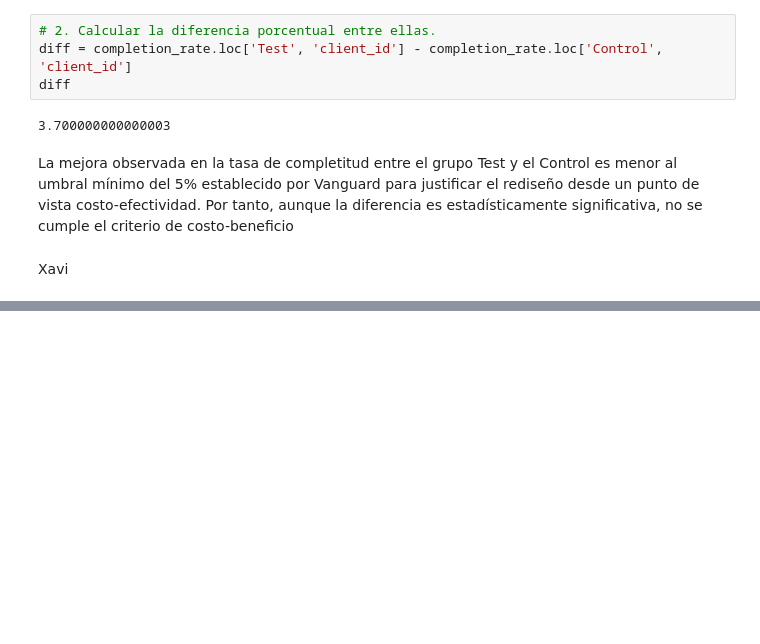
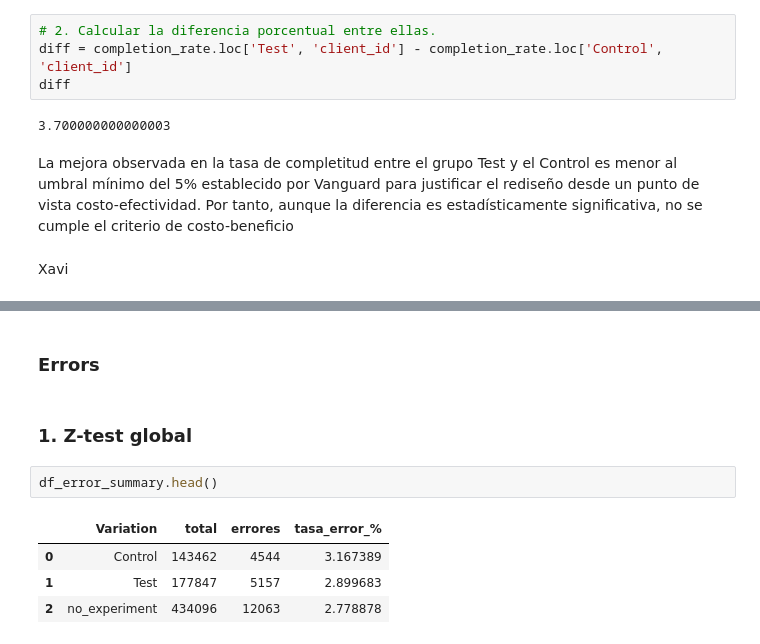
Before and after one commit to JimenezRoDA/vanguard-ab-test, a Jupyter notebook: vanguard-ab-test.ipynb, the cells around one changed output, grey strips where cells are left out. Drawn from its saved outputs; the diff is of its cells as text; blank space fills up the shorter version.

```diff
--- a/vanguard-ab-test.ipynb
+++ b/vanguard-ab-test.ipynb
@@ -1054,0 +1084,11 @@ Insights
+# %% [markdown]
+### Errors
+# %% [markdown]
+### 1. Z-test global
+# %%
+df_error_summary.head()
+# %% [output]
+|  | Variation | total | errores | tasa_error_% |
+| 0 | Control | 143462 | 4544 | 3.167389 |
+| 1 | Test | 177847 | 5157 | 2.899683 |
+| 2 | no_experiment | 434096 | 12063 | 2.778878 |
```
Also changed, not shown: parts of 18 cells of this notebook.
